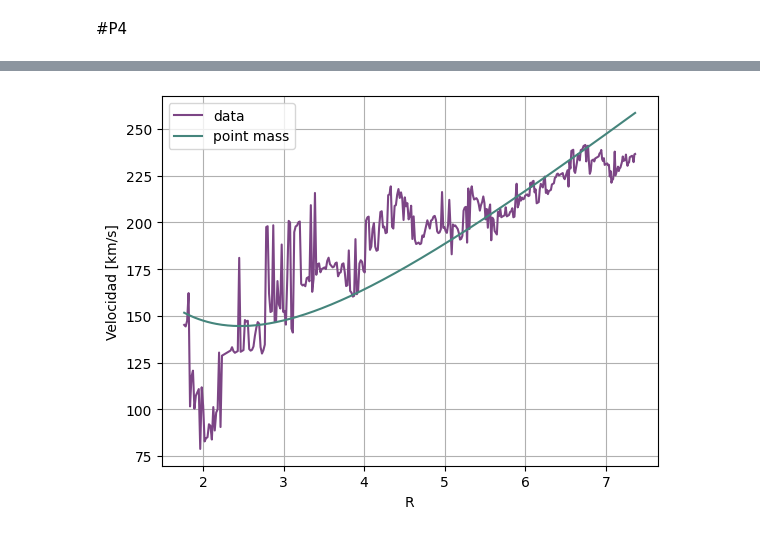
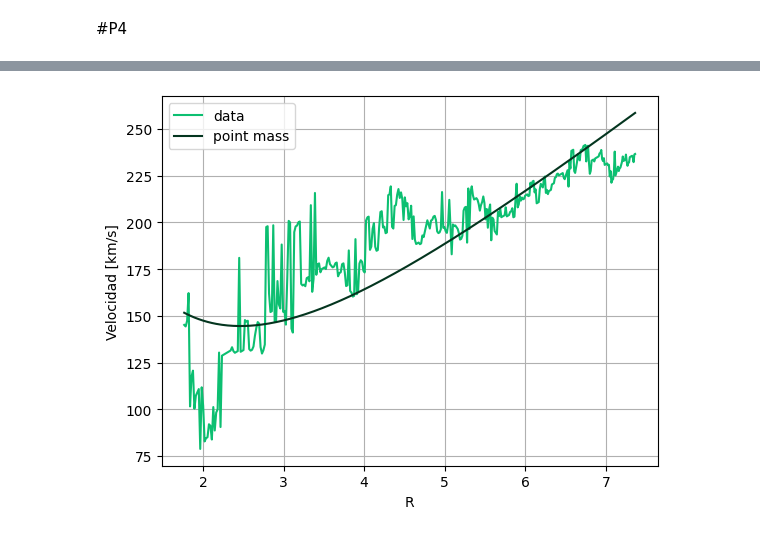
Before and after one commit to conichito/AS3201, a Jupyter notebook: Tarea 2/Tarea_2.ipynb, the cells around one changed output, grey strips where cells are left out. Drawn from its saved outputs; the diff is of its cells as text; code cells hidden in the pictures.

```diff
--- a/Tarea 2/Tarea_2.ipynb
+++ b/Tarea 2/Tarea_2.ipynb
@@ -282,14 +282,14 @@ plt.show()
 # %%
 # Gráfico para masa puntual + disco uniforme
 
 sphere_m, covsphere_m = curve_fit(esfera_masa, R, vR)
 
-plt.plot(R, vR, '#7C4585', label='data')
-plt.plot(R, esfera_masa(R, sphere_m[0], sphere_m[1]), '#45857c', label='point mass')
+plt.plot(R, vR, '#0cbf71', label='data')
+plt.plot(R, esfera_masa(R, sphere_m[0], sphere_m[1]), '#04351f', label='point mass')
 plt.xlabel('R')
 plt.ylabel('Velocidad [km/s]')
 plt.grid()
 plt.legend()
 plt.show()
 # %% [output]
-[figure, old version]
+[figure, new version]
```
Also changed, not shown: parts of 11 cells of this notebook.
